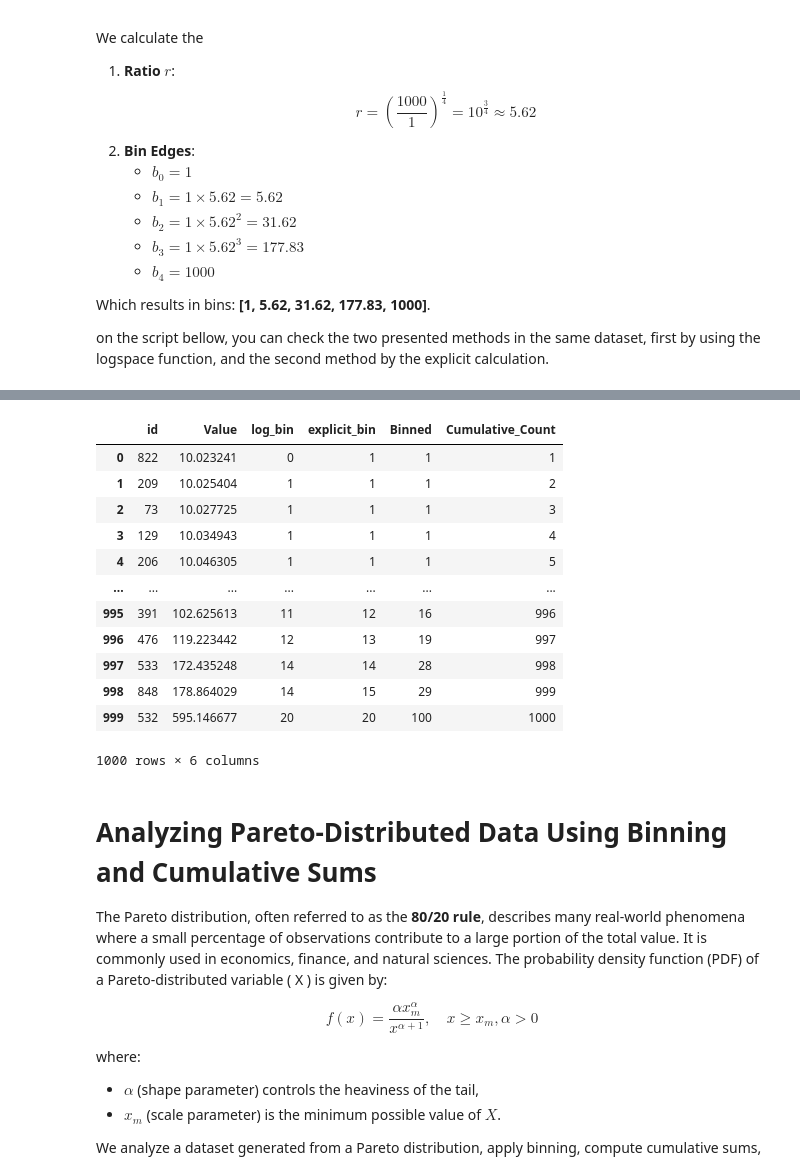
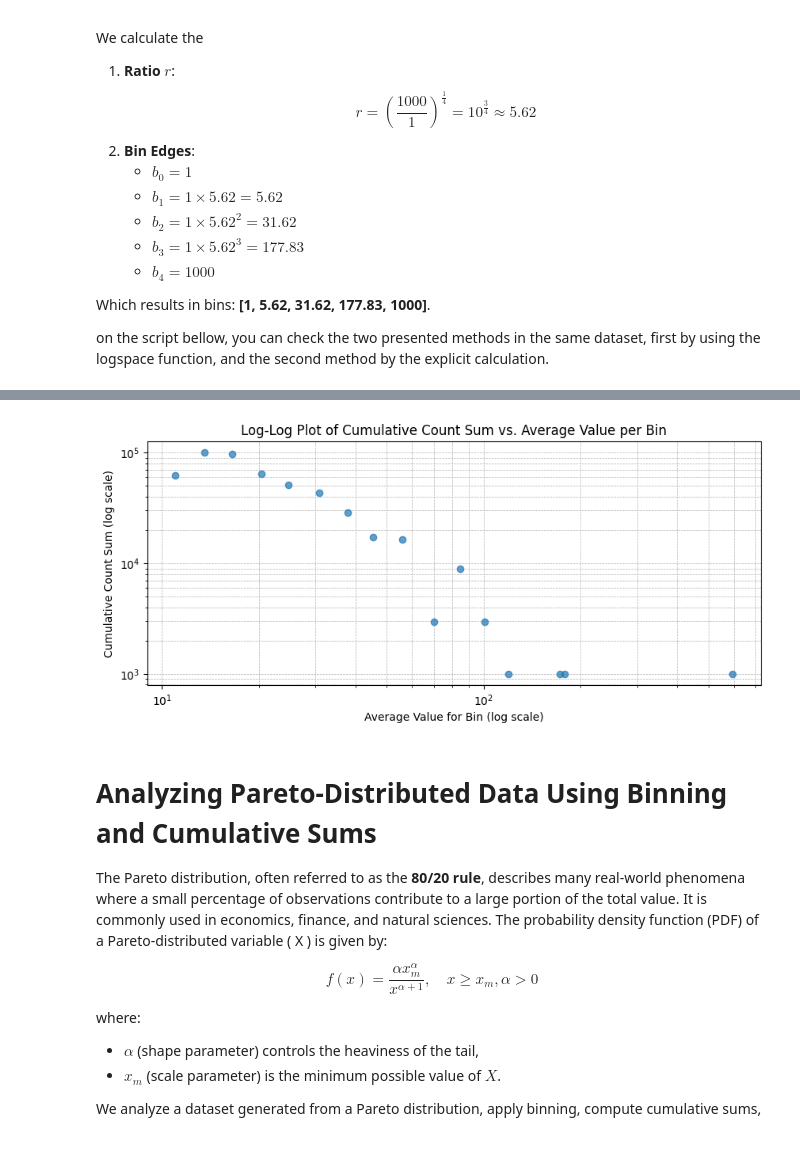
Before and after one commit to ozsp12/computational_physics, a Jupyter notebook: logarithmic_binning_step_by_step.ipynb, the cells around one changed output, grey strips where cells are left out. Drawn from its saved outputs; the diff is of its cells as text; code cells hidden in the pictures; blank space fills up the shorter version.

```diff
--- a/logarithmic_binning_step_by_step.ipynb
+++ b/logarithmic_binning_step_by_step.ipynb
@@ -235,19 +230,23 @@ plt.show()
-# %%
-df
-# %% [output]
-|  | id | Value | log_bin | explicit_bin | Binned | Cumulative_Count |
-| 0 | 822 | 10.023241 | 0 | 1 | 1 | 1 |
-| 1 | 209 | 10.025404 | 1 | 1 | 1 | 2 |
-| 2 | 73 | 10.027725 | 1 | 1 | 1 | 3 |
-| 3 | 129 | 10.034943 | 1 | 1 | 1 | 4 |
-| 4 | 206 | 10.046305 | 1 | 1 | 1 | 5 |
-| ... | ... | ... | ... | ... | ... | ... |
-| 995 | 391 | 102.625613 | 11 | 12 | 16 | 996 |
-| 996 | 476 | 119.223442 | 12 | 13 | 19 | 997 |
-| 997 | 533 | 172.435248 | 14 | 14 | 28 | 998 |
-| 998 | 848 | 178.864029 | 14 | 15 | 29 | 999 |
-| 999 | 532 | 595.146677 | 20 | 20 | 100 | 1000 |
-1000 rows × 6 columns
+# %%
+# Group by bins and calculate stats
+bin_summary = df.groupby('BinFormula',observed=False).agg(
+    Avg_Value=('Value', 'mean'),
+    Cum_Count_Sum=('Cumulative_Count', 'sum')
+).reset_index()
+
+# Convert bin labels to numerical values for plotting
+bin_summary['BinFormula'] = bin_summary['BinFormula'].astype(int)
+
+# Plot the log-log graph
+plt.figure(figsize=(10, 4))
+plt.loglog(bin_summary['Avg_Value'], bin_summary['Cum_Count_Sum'], marker='o', linestyle='None', alpha=0.7)
+plt.xlabel('Average Value for Bin (log scale)')
+plt.ylabel('Cumulative Count Sum (log scale)')
+plt.title('Log-Log Plot of Cumulative Count Sum vs. Average Value per Bin')
+plt.grid(True, which="both", linestyle="--", linewidth=0.5)
+plt.show()
+# %% [output]
+[figure, added]
 # %% [markdown]
 # Analyzing Pareto-Distributed Data Using Binning and Cumulative Sums
 
```
Also changed, not shown: parts of 1 cell of this notebook.
